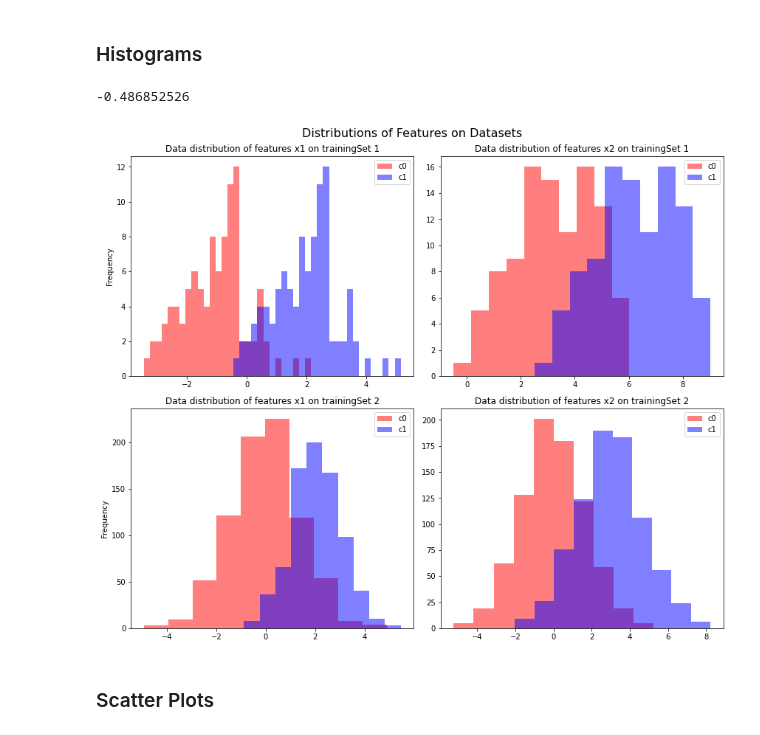
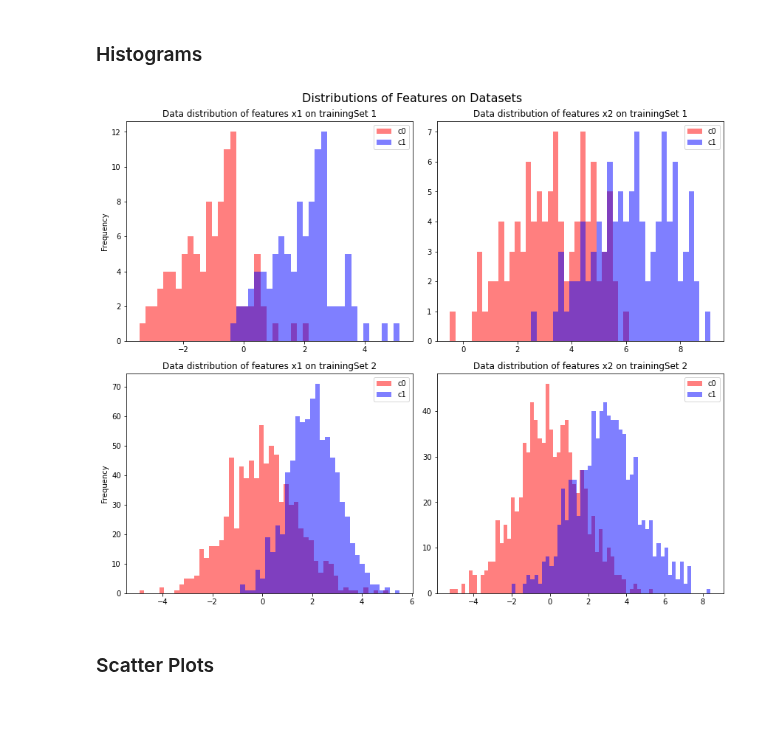
Before and after one commit to batuhanfaik/itu-cmpe, a Jupyter notebook: hw1/hw1.ipynb, the cells around one changed output. Cells and saved outputs as stored; diff of their text form; code cells hidden in the pictures.

```diff
--- a/hw1/hw1.ipynb
+++ b/hw1/hw1.ipynb
@@ -95,42 +97,40 @@ plt.show()
 # %% [markdown]
 ### Histograms
 # %%
+# A.3
 ds1_c1_f1, ds1_c1_f2 = ds1_c1[:,0], ds1_c1[:,1]
 ds1_c2_f1, ds1_c2_f2 = ds1_c2[:,0], ds1_c2[:,1]
 ds2_c1_f1, ds2_c1_f2 = ds2_c1[:,0], ds2_c1[:,1]
 ds2_c2_f1, ds2_c2_f2 = ds2_c2[:,0], ds2_c2[:,1]
 
 bin_width = 0.2
 bins = lambda x : np.arange(np.min(x), np.max(x)+bin_width, bin_width)
-
-print(np.min(ds1_c1_f2))
 
 fig, axes = plt.subplots(nrows=2, ncols=2, figsize=(12, 10))
 axes[0,0].hist(ds1_c1_f1, bins=bins(ds1_c1_f1), alpha=0.5, color="r")
 axes[0,0].hist(ds1_c2_f1, bins=bins(ds1_c2_f1), alpha=0.5, color="b")
 axes[0,0].set_title("Data distribution of features x1 on trainingSet 1")
 axes[0,0].set_ylabel("Frequency")
 axes[0,1].hist(ds1_c1_f2, bins=bins(ds1_c1_f2), alpha=0.5, color="r")
 axes[0,1].hist(ds1_c2_f2, bins=bins(ds1_c2_f2), alpha=0.5, color="b")
 axes[0,1].set_title("Data distribution of features x2 on trainingSet 1")
 axes[1,0].hist(ds2_c1_f1, bins=bins(ds2_c1_f1), alpha=0.5, color="r")
 axes[1,0].hist(ds2_c2_f1, bins=bins(ds2_c2_f1), alpha=0.5, color="b")
 axes[1,0].set_title("Data distribution of features x1 on trainingSet 2")
 axes[1,0].set_ylabel("Frequency")
 axes[1,1].hist(ds2_c1_f2, bins=bins(ds2_c1_f2), alpha=0.5, color="r")
-axes[1,1].hist(ds2_c2_f2, bins=bins(ds1_c1_f1), alpha=0.5, color="b")
+axes[1,1].hist(ds2_c2_f2, bins=bins(ds2_c2_f2), alpha=0.5, color="b")
 axes[1,1].set_title("Data distribution of features x2 on trainingSet 2")
 for i in range(2):
     for j in range(2):
         axes[i, j].legend(labels=["c0", "c1"], loc="best")
 fig.suptitle("Distributions of Features on Datasets", fontsize=16)
 fig.tight_layout()
 plt.show()
 # While there is a clear data fracture visible for feature x1 on training set 1, other distributions of features
 # seem to be not so easily separable. However this shouldn't stop us from trying :)
 # %% [output]
--0.486852526
-[figure, old version]
+[figure, new version]
 # %% [markdown]
 ### Scatter Plots
 # %%
```
Also changed, not shown: parts of 11 cells of this notebook.
